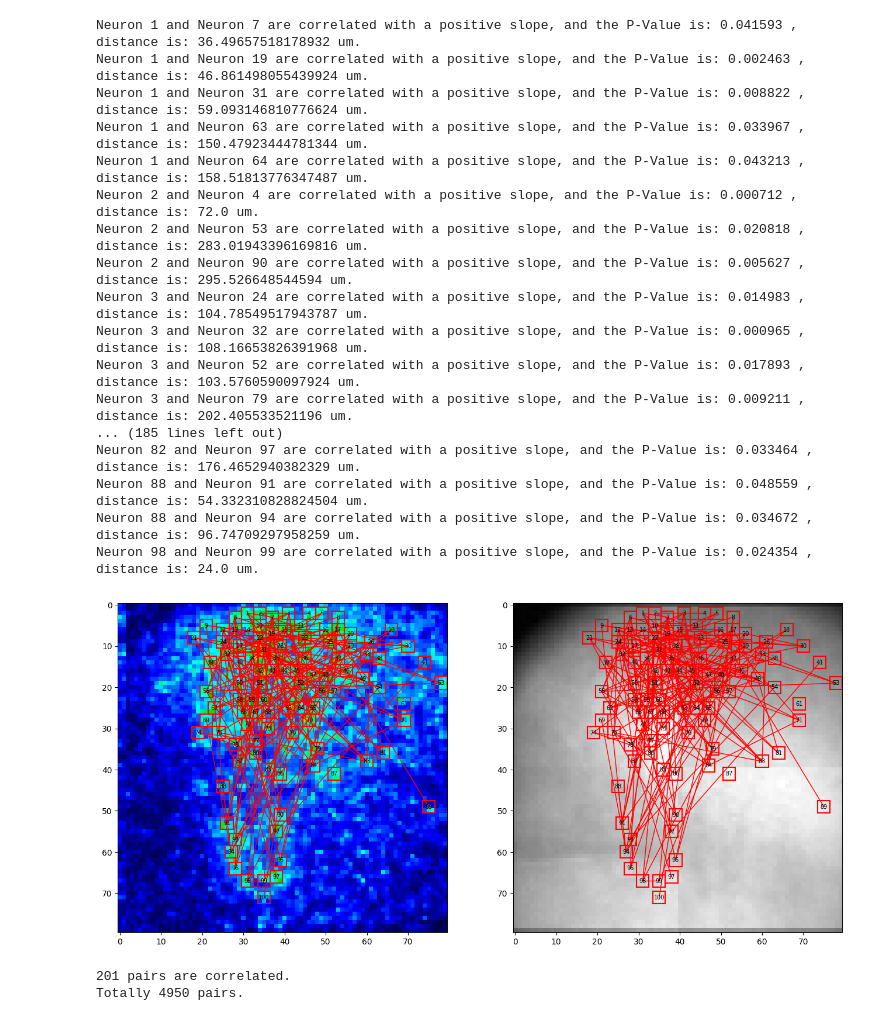
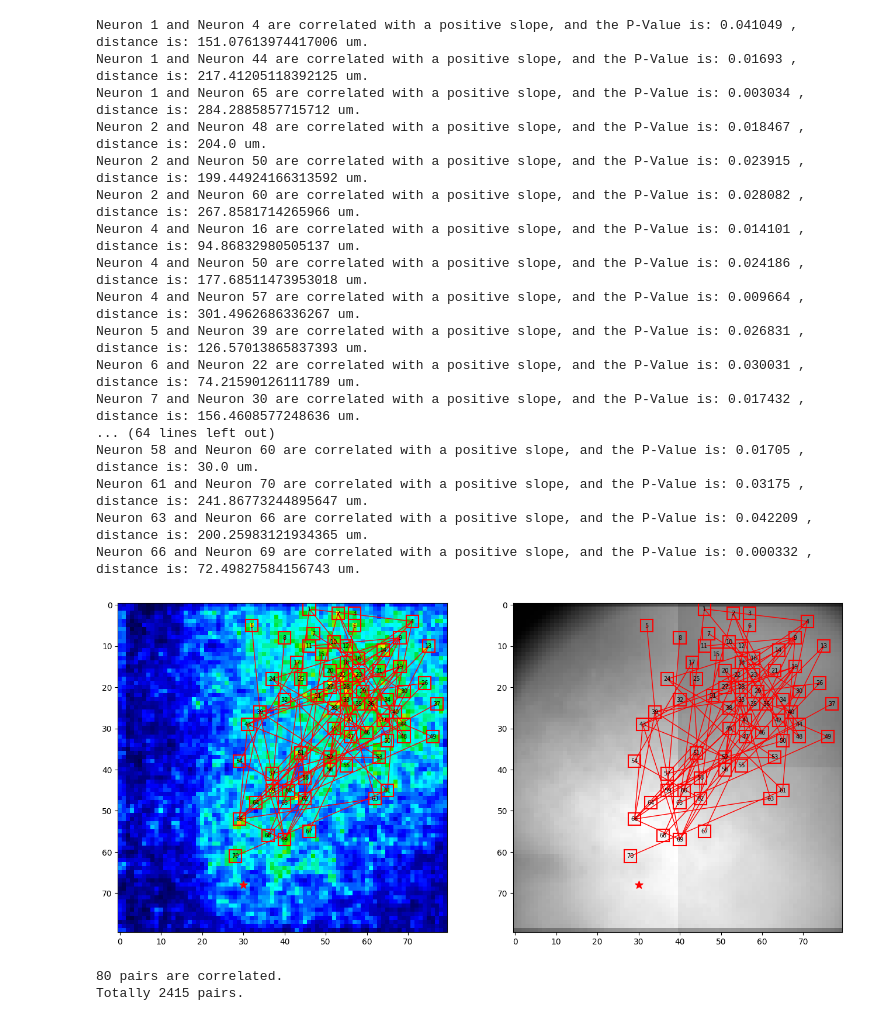
Before and after one commit to TianchengXu0420/ZDA_Adventure, a Jupyter notebook: 3x3Comparison.ipynb, the cells around one changed output. Drawn from its saved outputs; the diff is of its cells as text; code cells hidden in the pictures.

```diff
--- a/3x3Comparison.ipynb
+++ b/3x3Comparison.ipynb
@@ -50,6 +51,18 @@ bad = np.where(rli_1==0)
 for coor in bad:
     rli_1[coor] = 0
 rli_1 = rli_1.reshape(80, 80)
+# %%
+where = np.where(snr_map_1 >= np.percentile(snr_map_1, 90))
+where = np.transpose(where)
+
+for i, coor in enumerate(where):
+    if i == 0:
+        laten = maps.Max_Amp_Latency(Trace=Data_ave_1[coor[0], coor[1]], startPt=startPt, numPt=numPt, stimulus=stimulus)
+        evoke_1 = np.array([coor[0], coor[1]])
+    else:
+        if maps.Max_Amp_Latency(Trace=Data_ave_1[coor[0], coor[1]], startPt=startPt, numPt=numPt, stimulus=stimulus) <= laten:
+            laten = maps.Max_Amp_Latency(Trace=Data_ave_1[coor[0], coor[1]], startPt=startPt, numPt=numPt, stimulus=stimulus)
+            evoke_1 = np.array([coor[0], coor[1]])
 # %%
 # Data Preprocessing for data_2.
 Data_2 = dataLoader_2.get_data()
@@ -72,6 +85,18 @@ bad = np.where(rli_2==0)
 for coor in bad:
     rli_2[coor] = 0
 rli_2 = rli_2.reshape(80, 80)
+# %%
+where = np.where(snr_map_2 >= np.percentile(snr_map_2, 90))
+where = np.transpose(where)
+
+for i, coor in enumerate(where):
+    if i == 0:
+        laten = maps.Max_Amp_Latency(Trace=Data_ave_2[coor[0], coor[1]], startPt=startPt, numPt=numPt, stimulus=stimulus)
+        evoke_2 = np.array([coor[0], coor[1]])
+    else:
+        if maps.Max_Amp_Latency(Trace=Data_ave_2[coor[0], coor[1]], startPt=startPt, numPt=numPt, stimulus=stimulus) <= laten:
+            laten = maps.Max_Amp_Latency(Trace=Data_ave_2[coor[0], coor[1]], startPt=startPt, numPt=numPt, stimulus=stimulus)
+            evoke_2 = np.array([coor[0], coor[1]])
 # %%
 # Plotting the SNR Maps and Rli Maps for Data #1 and Data #2.
 plt.subplots(2, 2, figsize=(16, 16))
@@ -102,11 +131,11 @@ plt.show()
 # %%
 # Single Cell Identification for Data #1.
-candidates_1 = identify.candidates(Data_ave=Data_ave_1, cutoff=90, startPt=startPt, numPt=numPt)
+candidates_1 = identify.candidates(Data_ave=Data_ave_1, cutoff=95, startPt=startPt, numPt=numPt)
 candidates_1 = identify.select_non_overlap(candidates=candidates_1, snr_map=snr_map_1)
 candidates_1 = sorted(candidates_1, key=lambda x: (x[0], x[1]))
 # %%
 # Single Cell Identification for Data #2.
-candidates_2 = identify.candidates(Data_ave=Data_ave_2, cutoff=90, startPt=startPt, numPt=numPt)
+candidates_2 = identify.candidates(Data_ave=Data_ave_2, cutoff=95, startPt=startPt, numPt=numPt)
 candidates_2 = identify.select_non_overlap(candidates=candidates_2, snr_map=snr_map_2)
 candidates_2 = sorted(candidates_2, key=lambda x: (x[0], x[1]))
 # %%
@@ -233,7 +318,9 @@ plt.subplots(1, 2, figsize=(16,8))
 ax1 = plt.subplot(1, 2, 1)
 ax2 = plt.subplot(1, 2, 2)
 ax1.imshow(snr_map_1 / np.max(snr_map_1), vmin=0, vmax=1, cmap=maps.colorbar())
+ax1.scatter(evoke_1[1], evoke_1[0], color='red', s=100, marker='*')
 ax2.imshow(rli_1, cmap='gray')
+ax2.scatter(evoke_1[1], evoke_1[0], color='red', s=100, marker='*')
 
 for i, coor in enumerate(index_1):
 
@@ -264,54 +351,54 @@ for i, coor in enumerate(index_1):
 
 for i in range(length_1):
     for j in range(trial):
 
         data_tem = []
         for coor in candidates_1[i][3]:
             data_tem.append(Data_1[j, coor[0], coor[1], :])
         data_tem = np.array(data_tem)
         Trace = np.mean(data_tem, axis=0)
-        latency_1[i][j] = maps.Half_Amp_Latency(Trace=Trace, startPt=startPt, numPt=numPt)
+        latency_1[i][j] = maps.Max_Amp_Latency(Trace=Trace, startPt=startPt, numPt=numPt)
 
 for i in range(length_1-1):
     for j in range(i+1, length_1):
 
         dist = np.sqrt((index_1[i][0] - index_1[j][0])**2 + (index_1[i][1] - index_1[j][1])**2) * 6
         Slope, _, _, pValue, _ = linregress(latency_1[i], latency_1[j])
         if pValue <=0.05 and Slope > 0:
             count = count + 1
             print('Neuron', i+1, 'and Neuron', j+1, 'are correlated with a positive slope, and the P-Value is:', np.round(pValue, 6), ', distance is:', dist, 'um.')
             loc_1 = index_1[i]
             loc_2 = index_1[j]
             connection_1[i] = connection_1[i] + 1
             connection_1[j] = connection_1[j] + 1
             ax1.plot([loc_1[1], loc_2[1]], [loc_1[0], loc_2[0]], color='red', linewidth=1)
             ax2.plot([loc_1[1], loc_2[1]], [loc_1[0], loc_2[0]], color='red', linewidth=1)
 
 plt.show()
 
 print(count, 'pairs are correlated.')
 print('Totally', int(length_1*(length_1-1)/2), 'pairs.')
 # %% [output]
-Neuron 1 and Neuron 7 are correlated with a positive slope, and the P-Value is: 0.041593 , distance is: 36.49657518178932 um.
-Neuron 1 and Neuron 19 are correlated with a positive slope, and the P-Value is: 0.002463 , distance is: 46.861498055439924 um.
-Neuron 1 and Neuron 31 are correlated with a positive slope, and the P-Value is: 0.008822 , distance is: 59.093146810776624 um.
-Neuron 1 and Neuron 63 are correlated with a positive slope, and the P-Value is: 0.033967 , distance is: 150.47923444781344 um.
-Neuron 1 and Neuron 64 are correlated with a positive slope, and the P-Value is: 0.043213 , distance is: 158.51813776347487 um.
-Neuron 2 and Neuron 4 are correlated with a positive slope, and the P-Value is: 0.000712 , distance is: 72.0 um.
-Neuron 2 and Neuron 53 are correlated with a positive slope, and the P-Value is: 0.020818 , distance is: 283.01943396169816 um.
-Neuron 2 and Neuron 90 are correlated with a positive slope, and the P-Value is: 0.005627 , distance is: 295.526648544594 um.
-Neuron 3 and Neuron 24 are correlated with a positive slope, and the P-Value is: 0.014983 , distance is: 104.78549517943787 um.
-Neuron 3 and Neuron 32 are correlated with a positive slope, and the P-Value is: 0.000965 , distance is: 108.16653826391968 um.
-Neuron 3 and Neuron 52 are correlated with a positive slope, and the P-Value is: 0.017893 , distance is: 103.5760590097924 um.
-Neuron 3 and Neuron 79 are correlated with a positive slope, and the P-Value is: 0.009211 , distance is: 202.405533521196 um.
-... (185 lines left out)
-Neuron 82 and Neuron 97 are correlated with a positive slope, and the P-Value is: 0.033464 , distance is: 176.4652940382329 um.
-Neuron 88 and Neuron 91 are correlated with a positive slope, and the P-Value is: 0.048559 , distance is: 54.332310828824504 um.
-Neuron 88 and Neuron 94 are correlated with a positive slope, and the P-Value is: 0.034672 , distance is: 96.74709297958259 um.
-Neuron 98 and Neuron 99 are correlated with a positive slope, and the P-Value is: 0.024354 , distance is: 24.0 um.
+Neuron 1 and Neuron 4 are correlated with a positive slope, and the P-Value is: 0.041049 , distance is: 151.07613974417006 um.
+Neuron 1 and Neuron 44 are correlated with a positive slope, and the P-Value is: 0.01693 , distance is: 217.41205118392125 um.
+Neuron 1 and Neuron 65 are correlated with a positive slope, and the P-Value is: 0.003034 , distance is: 284.2885857715712 um.
+Neuron 2 and Neuron 48 are correlated with a positive slope, and the P-Value is: 0.018467 , distance is: 204.0 um.
+Neuron 2 and Neuron 50 are correlated with a positive slope, and the P-Value is: 0.023915 , distance is: 199.44924166313592 um.
+Neuron 2 and Neuron 60 are correlated with a positive slope, and the P-Value is: 0.028082 , distance is: 267.8581714265966 um.
+Neuron 4 and Neuron 16 are correlated with a positive slope, and the P-Value is: 0.014101 , distance is: 94.86832980505137 um.
+Neuron 4 and Neuron 50 are correlated with a positive slope, and the P-Value is: 0.024186 , distance is: 177.68511473953018 um.
+Neuron 4 and Neuron 57 are correlated with a positive slope, and the P-Value is: 0.009664 , distance is: 301.4962686336267 um.
+Neuron 5 and Neuron 39 are correlated with a positive slope, and the P-Value is: 0.026831 , distance is: 126.57013865837393 um.
+Neuron 6 and Neuron 22 are correlated with a positive slope, and the P-Value is: 0.030031 , distance is: 74.21590126111789 um.
+Neuron 7 and Neuron 30 are correlated with a positive slope, and the P-Value is: 0.017432 , distance is: 156.4608577248636 um.
+... (64 lines left out)
+Neuron 58 and Neuron 60 are correlated with a positive slope, and the P-Value is: 0.01705 , distance is: 30.0 um.
+Neuron 61 and Neuron 70 are correlated with a positive slope, and the P-Value is: 0.03175 , distance is: 241.86773244895647 um.
+Neuron 63 and Neuron 66 are correlated with a positive slope, and the P-Value is: 0.042209 , distance is: 200.25983121934365 um.
+Neuron 66 and Neuron 69 are correlated with a positive slope, and the P-Value is: 0.000332 , distance is: 72.49827584156743 um.
-[figure, old version]
+[figure, new version]
-201 pairs are correlated.
-Totally 4950 pairs.
+80 pairs are correlated.
+Totally 2415 pairs.
 # %%
 np.mean(connection_1)
 # %% [output]
```
Also changed, not shown: parts of 17 cells of this notebook.
